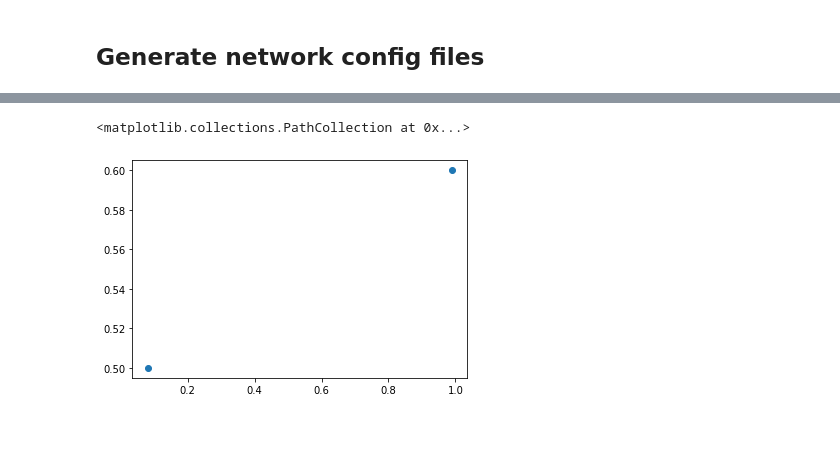
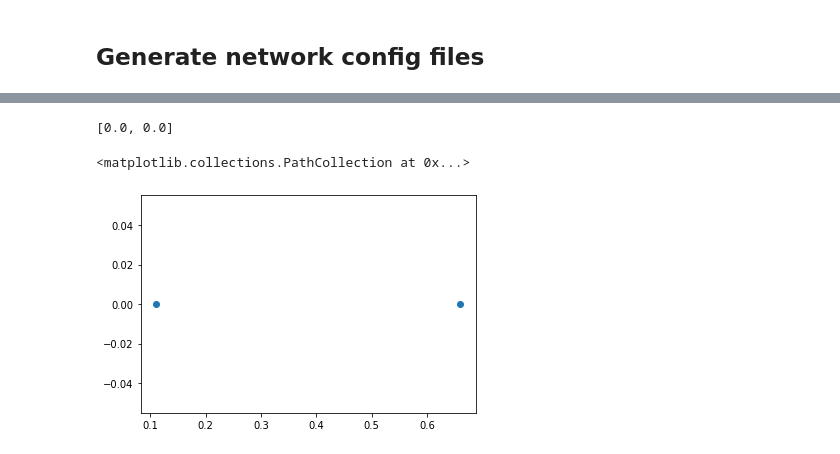
Before and after one commit to Jake-BS/dissertation_code, a Jupyter notebook: Dissertation_Code.ipynb, the cells around one changed output, grey strips where cells are left out. Drawn from its saved outputs; the diff is of its cells as text; code cells hidden in the pictures.

```diff
--- a/Dissertation_Code.ipynb
+++ b/Dissertation_Code.ipynb
@@ -328,8 +335,6 @@ for f, count, _ in buckets:
 # %% [markdown]
 ## **Generate network config files**
 # %%
-
-
 def setParameters(width, height, angle, saturation, hue, blur, momentum, decay, learning, os):
   import os, re
 
@@ -471,7 +476,8 @@ def downloadPTYoloWeights(os):
     os.system( f"wget {url} -O {weightsFile}" )
     #added code from else statement below
     %cd {darknetDir}
-    cmd = f"./darknet detector train {dataFile} {trainingCfgFile} {weightsFile} -dont_show -map | tee -a {os.path.join(backupDir, 'darknet.log')}"
+    #If you want to train from the beginning, then use flag in the end of training command: -clear
+    cmd = f"./darknet detector train {dataFile} {trainingCfgFile} {weightsFile} -dont_show -map -clear | tee -a {os.path.join(backupDir, 'darknet.log')}"
     print( cmd )
     !{cmd}
   else:
@@ -485,6 +491,7 @@ def downloadPTYoloWeights(os):
 
     %cd {darknetDir}
 
+    #If you want to train from the beginning, then use flag in the end of training command: -clear
     cmd = f"./darknet detector train {dataFile} {trainingCfgFile} {weightsFile} -dont_show -map | tee -a {os.path.join(backupDir, 'darknet.log')}"
     print( cmd )
     !{cmd}
@@ -637,7 +644,25 @@ class_id = 2, name = yellow, ap = 0.01%          (TP = 9, FP = 19862)
+# %%
+import re
+
+def logReader(filename):
+  with open(filename) as f:
+    log = f.read()
+    regex = r'F1-score = 0.\d{1,5}'
+    f1List = re.findall(regex, log)
+    return f1List
+log = backupDir + "/darknet.log"
+f1StringList = logReader(log)
+f1List = []
+for f1String in f1StringList:
+  f1List.append(float(f1String[11:]))
+print(f1List)
+# %% [output]
+[0.0, 0.0]
 # %%
+
 from matplotlib import pyplot as plt
-f1s = [0.5, 0.6]
-plt.scatter(hueChosenList, f1s)
+plt.scatter(hueChosenList, f1List)
+#log file in mydrive -> dissertation -> backup
 # %% [output]
 <matplotlib.collections.PathCollection at 0x...>
-[figure, old version]
+[figure, new version]
```
Also changed, not shown: parts of 5 cells of this notebook.
